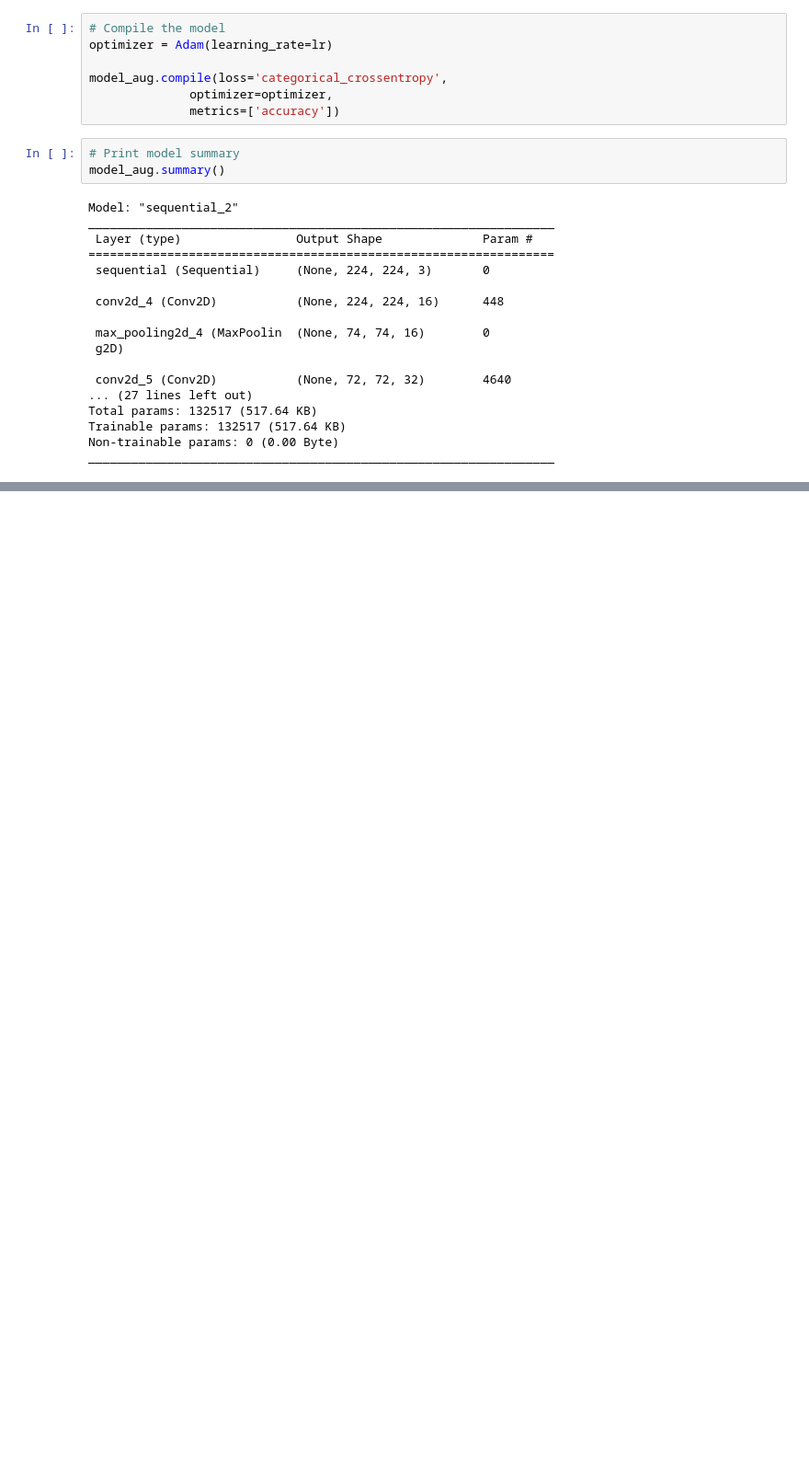
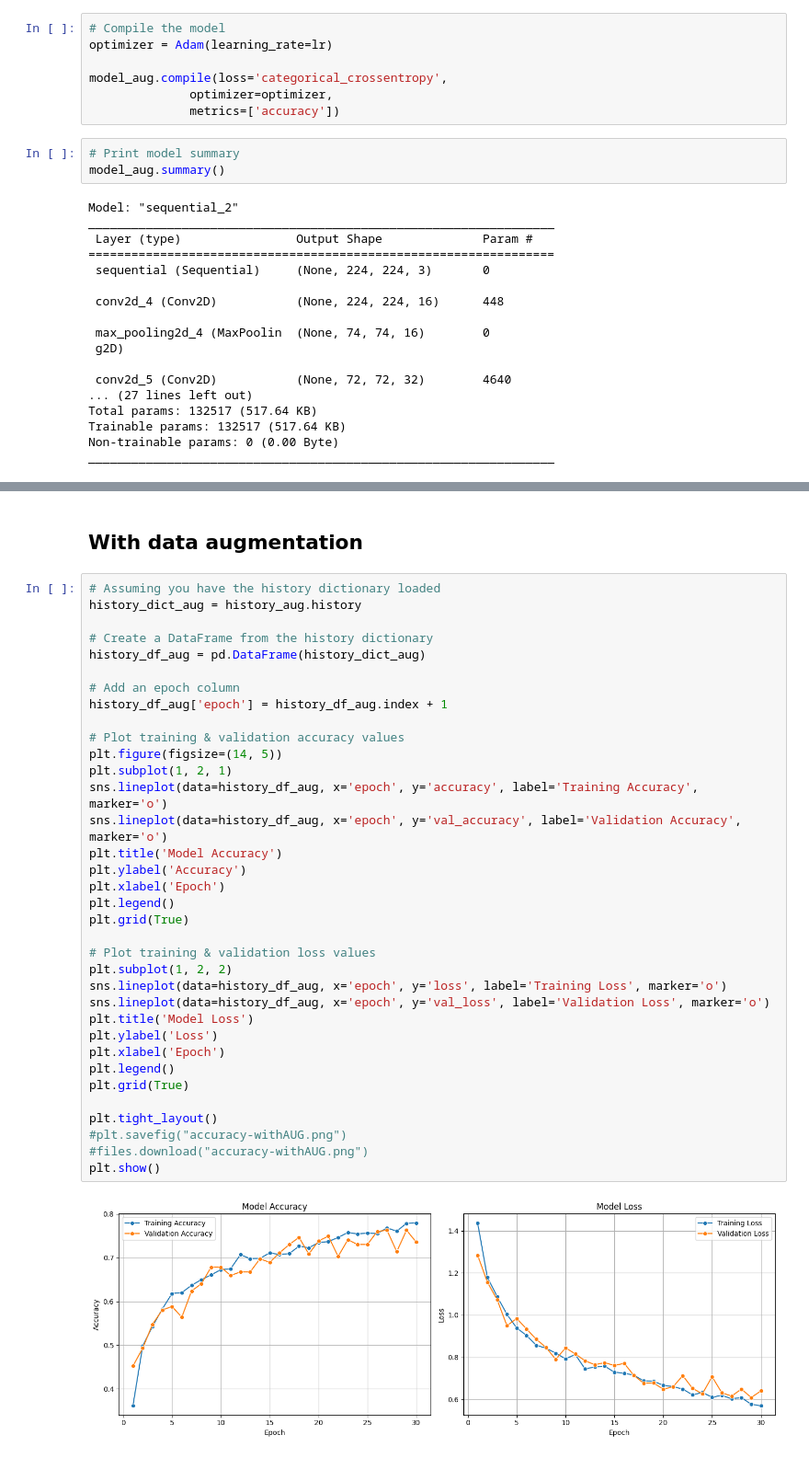
Before and after one commit to nicolegrillo/DeepLearningProject, a Jupyter notebook: notebooks_flowers/Flowers_Beta_proposal.ipynb, the cells around one changed output, grey strips where cells are left out. Shown at 92% size. Drawn from its saved outputs; the diff is of its cells as text; blank space fills up the shorter version.

```diff
--- a/notebooks_flowers/Flowers_Beta_proposal.ipynb
+++ b/notebooks_flowers/Flowers_Beta_proposal.ipynb
@@ -446,0 +500,39 @@ loaded_model_aug = tf.keras.models.load_model(model_load_path)
+# %% [markdown]
+## With data augmentation
+# %%
+# Assuming you have the history dictionary loaded
+history_dict_aug = history_aug.history
+
+# Create a DataFrame from the history dictionary
+history_df_aug = pd.DataFrame(history_dict_aug)
+
+# Add an epoch column
+history_df_aug['epoch'] = history_df_aug.index + 1
+
+# Plot training & validation accuracy values
+plt.figure(figsize=(14, 5))
+plt.subplot(1, 2, 1)
+sns.lineplot(data=history_df_aug, x='epoch', y='accuracy', label='Training Accuracy', marker='o')
+sns.lineplot(data=history_df_aug, x='epoch', y='val_accuracy', label='Validation Accuracy', marker='o')
+plt.title('Model Accuracy')
+plt.ylabel('Accuracy')
+plt.xlabel('Epoch')
+plt.legend()
+plt.grid(True)
+
+# Plot training & validation loss values
+plt.subplot(1, 2, 2)
+sns.lineplot(data=history_df_aug, x='epoch', y='loss', label='Training Loss', marker='o')
+sns.lineplot(data=history_df_aug, x='epoch', y='val_loss', label='Validation Loss', marker='o')
+plt.title('Model Loss')
+plt.ylabel('Loss')
+plt.xlabel('Epoch')
+plt.legend()
+plt.grid(True)
+
+plt.tight_layout()
+#plt.savefig("accuracy-withAUG.png")
+#files.download("accuracy-withAUG.png")
+plt.show()
+# %% [output]
+[figure, added]
```
Also changed, not shown: parts of 15 cells of this notebook.
